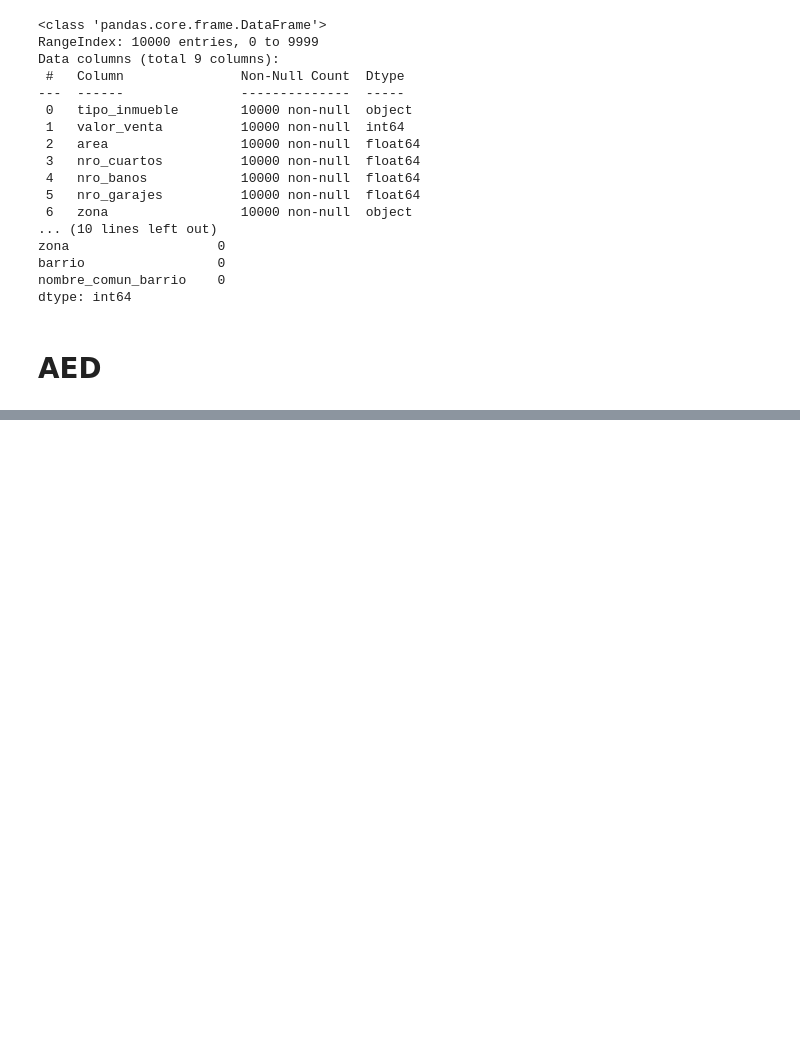
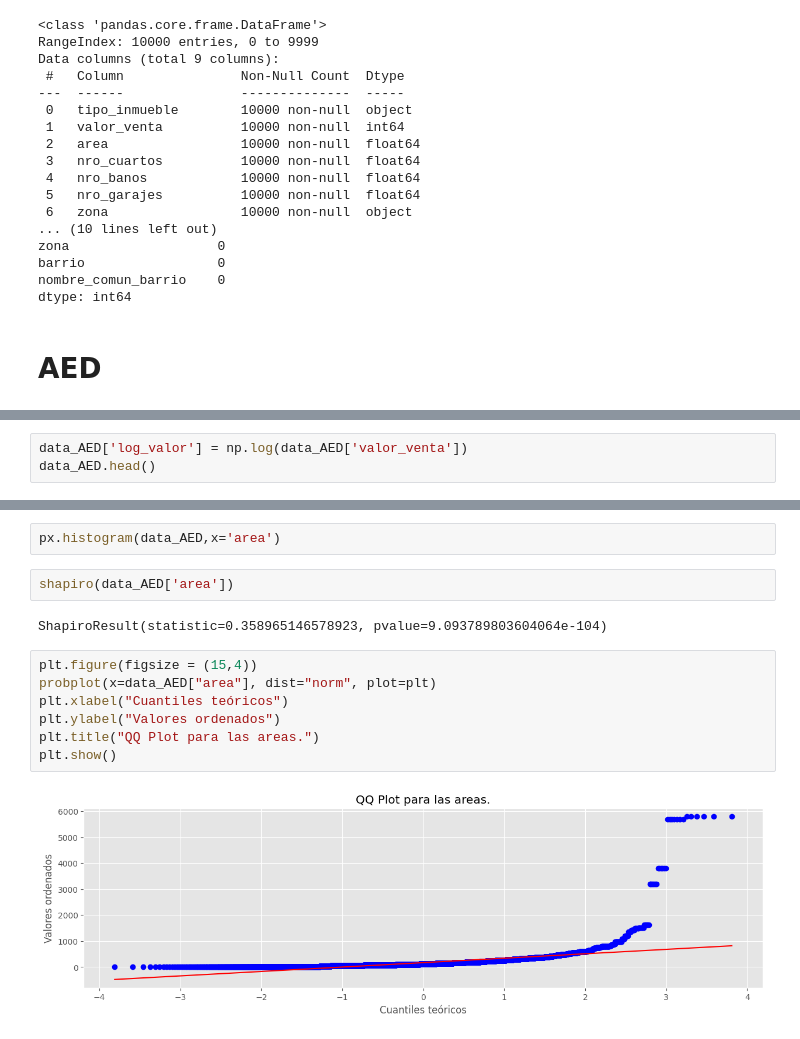
Before and after one commit to LordOnion88/MAD, a Jupyter notebook: Metodos Estadisticos/Predicción del Valor de Venta de Inmuebles.ipynb, the cells around one changed output, grey strips where cells are left out. Cells and saved outputs as stored; diff of their text form; blank space fills up the shorter version.

```diff
--- a/Metodos Estadisticos/Predicción del Valor de Venta de Inmuebles.ipynb
+++ b/Metodos Estadisticos/Predicción del Valor de Venta de Inmuebles.ipynb
@@ -313,0 +324,3 @@ dtype: int64
+# %%
+data_AED['log_valor'] = np.log(data_AED['valor_venta'])
+data_AED.head()
@@ -313,0 +334,15 @@ dtype: int64
+# %%
+px.histogram(data_AED,x='area')
+# %%
+shapiro(data_AED['area'])
+# %% [output]
+ShapiroResult(statistic=0.358965146578923, pvalue=9.093789803604064e-104)
+# %%
+plt.figure(figsize = (15,4))
+probplot(x=data_AED["area"], dist="norm", plot=plt)
+plt.xlabel("Cuantiles teóricos")
+plt.ylabel("Valores ordenados")
+plt.title("QQ Plot para las areas.")
+plt.show()
+# %% [output]
+[figure, added]
```
Also changed, not shown: parts of 14 cells of this notebook, 2 other files.
